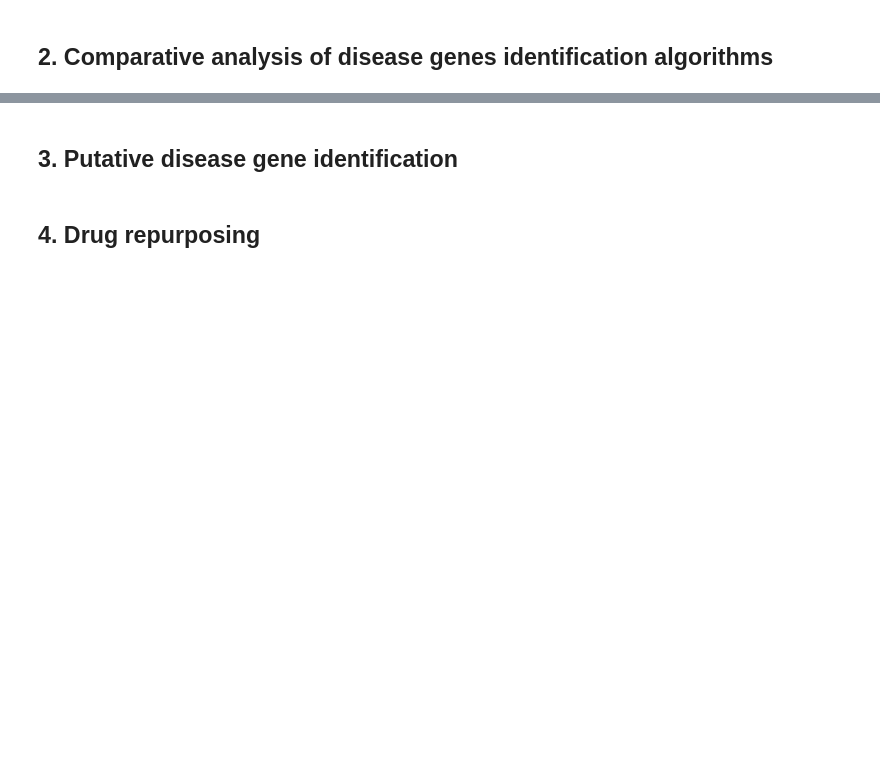
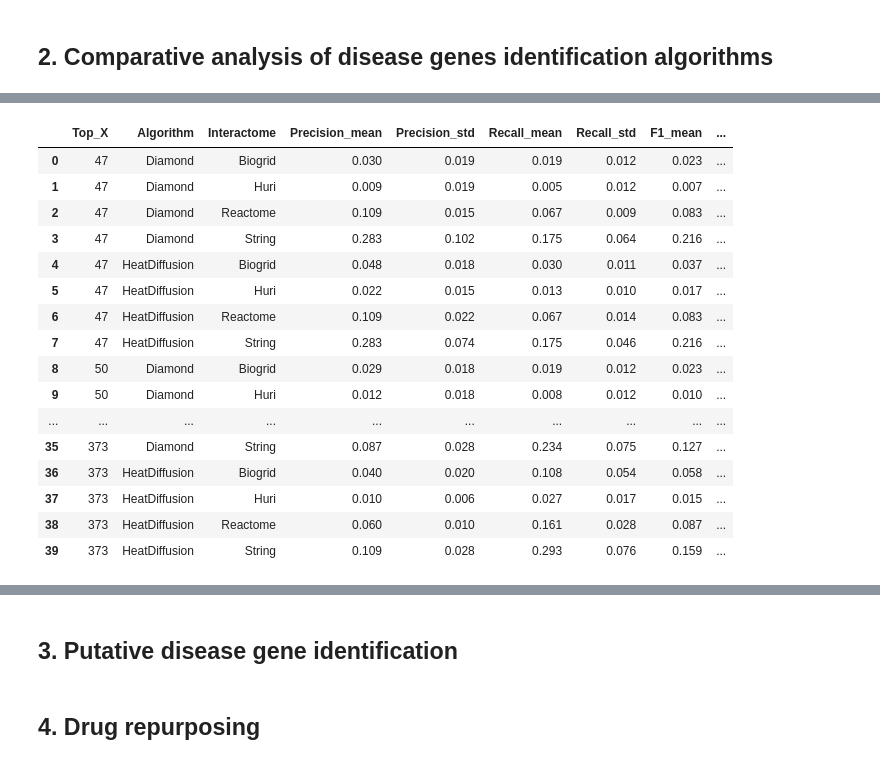
Before and after one commit to YunbaoFC/BioInf-Project, a Jupyter notebook: project.ipynb, the cells around one changed output, grey strips where cells are left out. Drawn from its saved outputs; the diff is of its cells as text; code cells hidden in the pictures; blank space fills up the shorter version.

```diff
--- a/project.ipynb
+++ b/project.ipynb
@@ -313,0 +718,45 @@ The most interesting nodes would be those with low degree and high betweenness !
+# %%
+n = len(disease) # n = number of total disease gene set (S_0)
+top_X = [50, round(n/8), round(n/4), round(n/2), n]
+
+results_data_topX = iterate_prediction(top_X=top_X)
+# Create dataframe
+df_topX = pd.DataFrame(results_data_topX)
+
+metrics_summary_topX = (
+    df_topX
+    .groupby(['Top_X', 'Algorithm', 'Interactome'])
+    .agg({
+        'Precision': ['mean', 'std'],
+        'Recall': ['mean', 'std'],
+        'F1': ['mean', 'std']
+    })
+)
+
+# Display
+metrics_summary_topX.columns = [
+    f"{metric}_{stat}"
+    for metric, stat in metrics_summary_topX.columns
+]
+
+metrics_summary_topX = metrics_summary_topX.reset_index()
+
+metrics_summary_topX
+# %% [output]
+|  | Top_X | Algorithm | Interactome | Precision_mean | Precision_std | Recall_mean | Recall_std | F1_mean | ... |
+| 0 | 47 | Diamond | Biogrid | 0.030 | 0.019 | 0.019 | 0.012 | 0.023 | ... |
+| 1 | 47 | Diamond | Huri | 0.009 | 0.019 | 0.005 | 0.012 | 0.007 | ... |
+| 2 | 47 | Diamond | Reactome | 0.109 | 0.015 | 0.067 | 0.009 | 0.083 | ... |
+| 3 | 47 | Diamond | String | 0.283 | 0.102 | 0.175 | 0.064 | 0.216 | ... |
+| 4 | 47 | HeatDiffusion | Biogrid | 0.048 | 0.018 | 0.030 | 0.011 | 0.037 | ... |
+| 5 | 47 | HeatDiffusion | Huri | 0.022 | 0.015 | 0.013 | 0.010 | 0.017 | ... |
+| 6 | 47 | HeatDiffusion | Reactome | 0.109 | 0.022 | 0.067 | 0.014 | 0.083 | ... |
+| 7 | 47 | HeatDiffusion | String | 0.283 | 0.074 | 0.175 | 0.046 | 0.216 | ... |
+| 8 | 50 | Diamond | Biogrid | 0.029 | 0.018 | 0.019 | 0.012 | 0.023 | ... |
+| 9 | 50 | Diamond | Huri | 0.012 | 0.018 | 0.008 | 0.012 | 0.010 | ... |
+| ... | ... | ... | ... | ... | ... | ... | ... | ... | ... |
+| 35 | 373 | Diamond | String | 0.087 | 0.028 | 0.234 | 0.075 | 0.127 | ... |
+| 36 | 373 | HeatDiffusion | Biogrid | 0.040 | 0.020 | 0.108 | 0.054 | 0.058 | ... |
+| 37 | 373 | HeatDiffusion | Huri | 0.010 | 0.006 | 0.027 | 0.017 | 0.015 | ... |
+| 38 | 373 | HeatDiffusion | Reactome | 0.060 | 0.010 | 0.161 | 0.028 | 0.087 | ... |
+| 39 | 373 | HeatDiffusion | String | 0.109 | 0.028 | 0.293 | 0.076 | 0.159 | ... |
```
Also changed, not shown: parts of 35 cells of this notebook, 3 other files.
